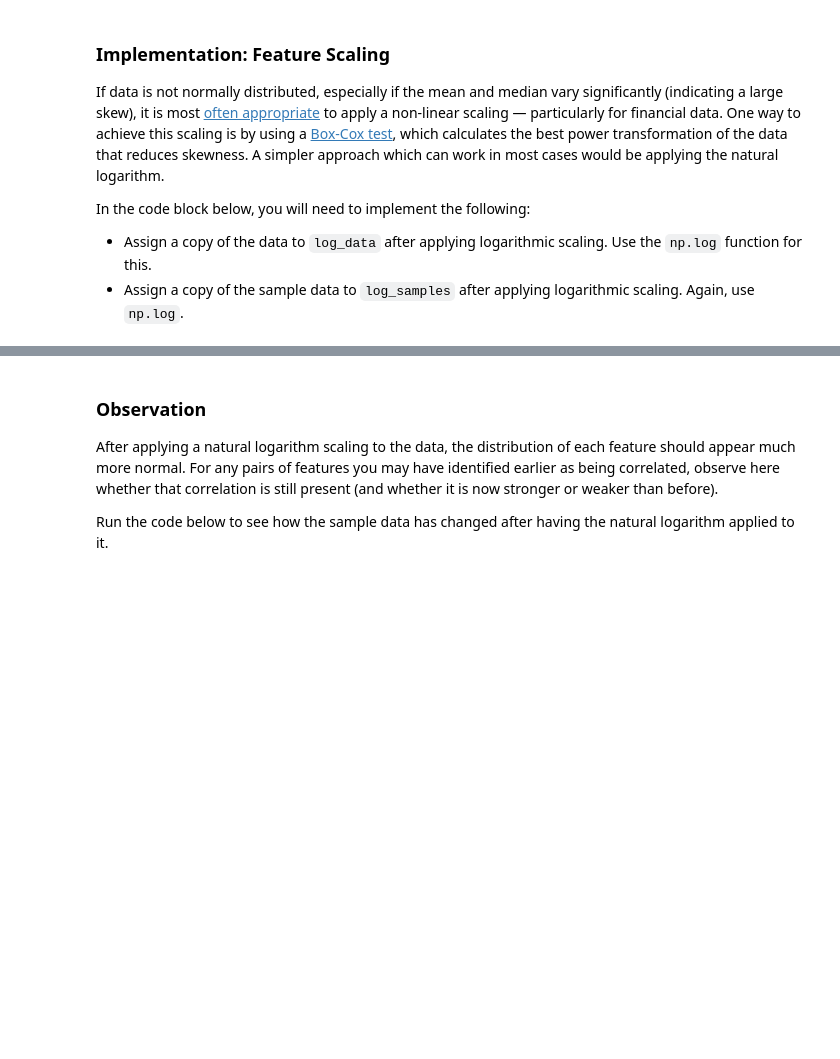
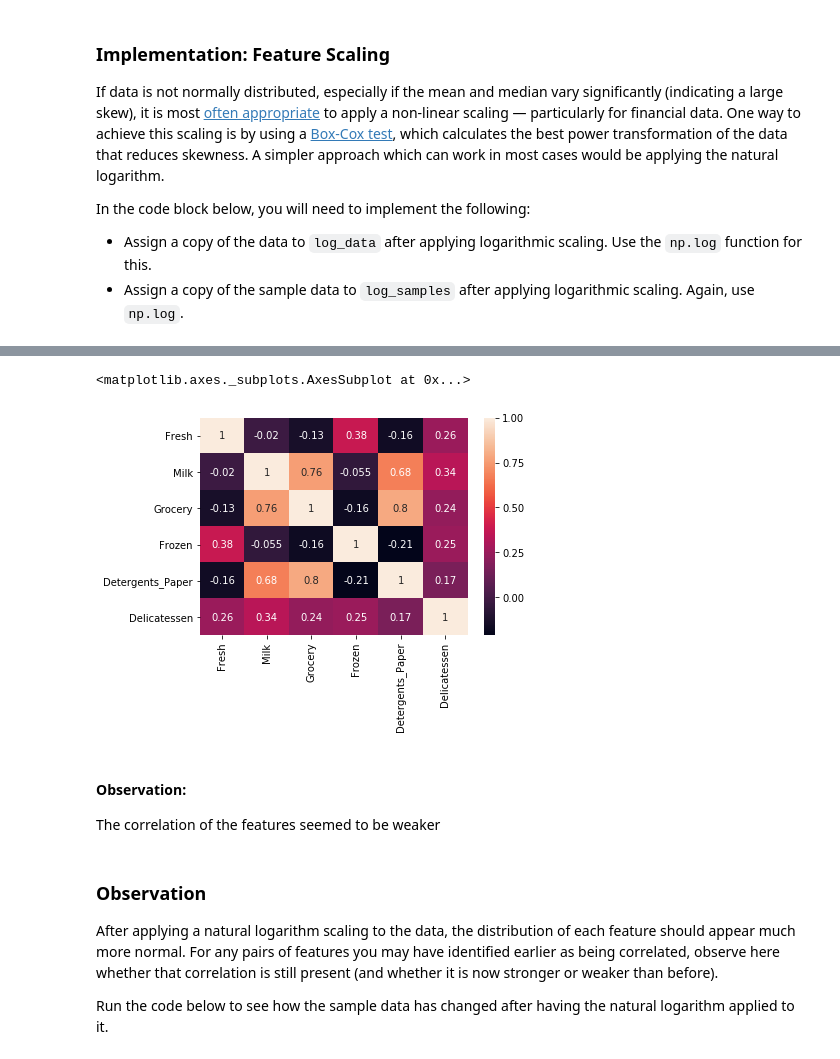
Before and after one commit to CheloGE/MachineLearningProjects, a Jupyter notebook: customer_segments/customer_segments.ipynb, the cells around one changed output, grey strips where cells are left out. Saved outputs shown, nothing was run; the diff lists cells and outputs as text; code cells hidden in the pictures; blank space fills up the shorter version.

```diff
--- a/customer_segments/customer_segments.ipynb
+++ b/customer_segments/customer_segments.ipynb
@@ -231,3 +233,11 @@ pd.scatter_matrix(log_data, alpha = 0.3, figsize = (14,8), diagonal = 'kde');
+# %%
+heatmap(log_data.corr(),annot=True)
+# %% [output]
+<matplotlib.axes._subplots.AxesSubplot at 0x...>
+[figure, added]
+# %% [markdown]
+#### Observation:
+The correlation of the features seemed to be weaker
 # %% [markdown]
 ### Observation
 After applying a natural logarithm scaling to the data, the distribution of each feature should appear much more normal. For any pairs of features you may have identified earlier as being correlated, observe here whether that correlation is still present (and whether it is now stronger or weaker than before).
```
Also changed, not shown: parts of 17 cells of this notebook.
